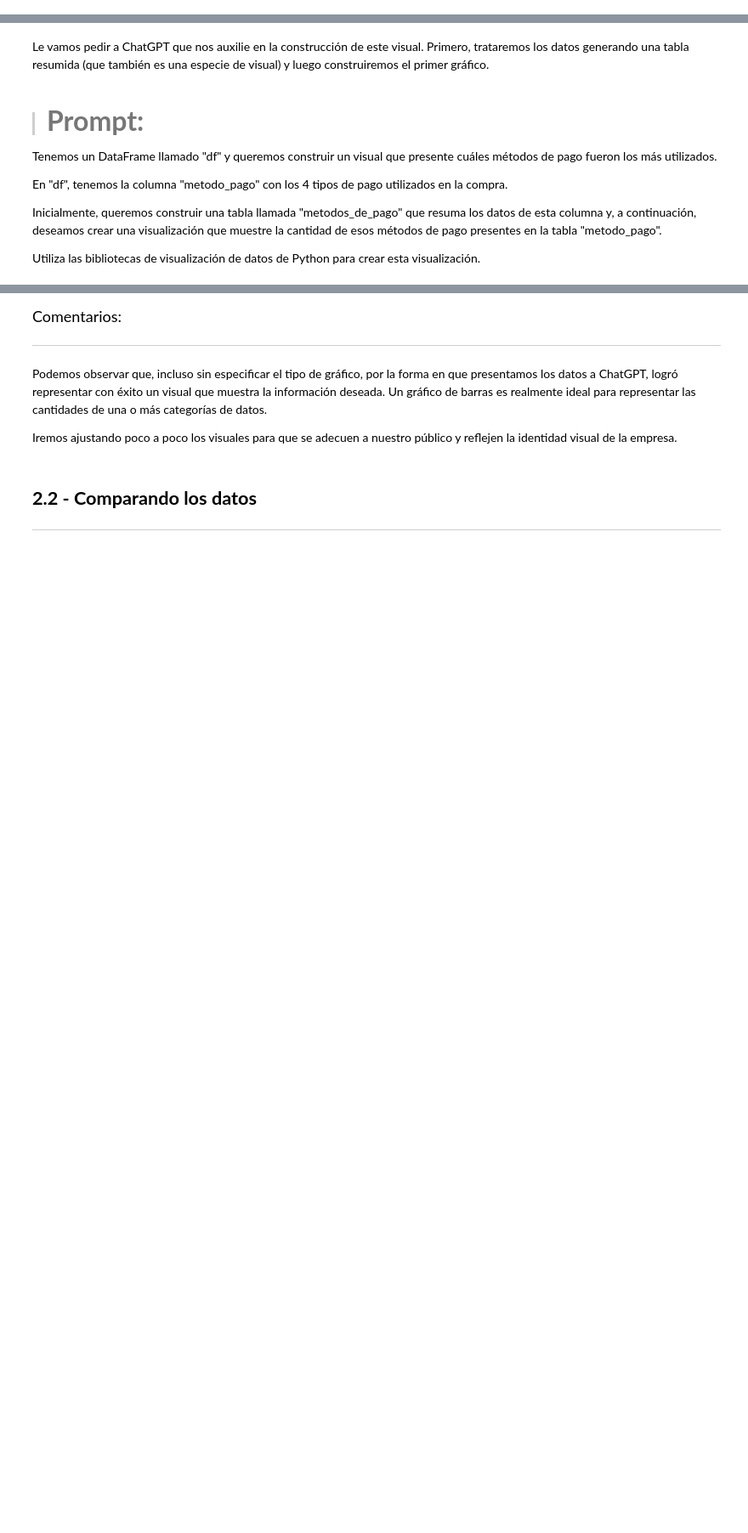
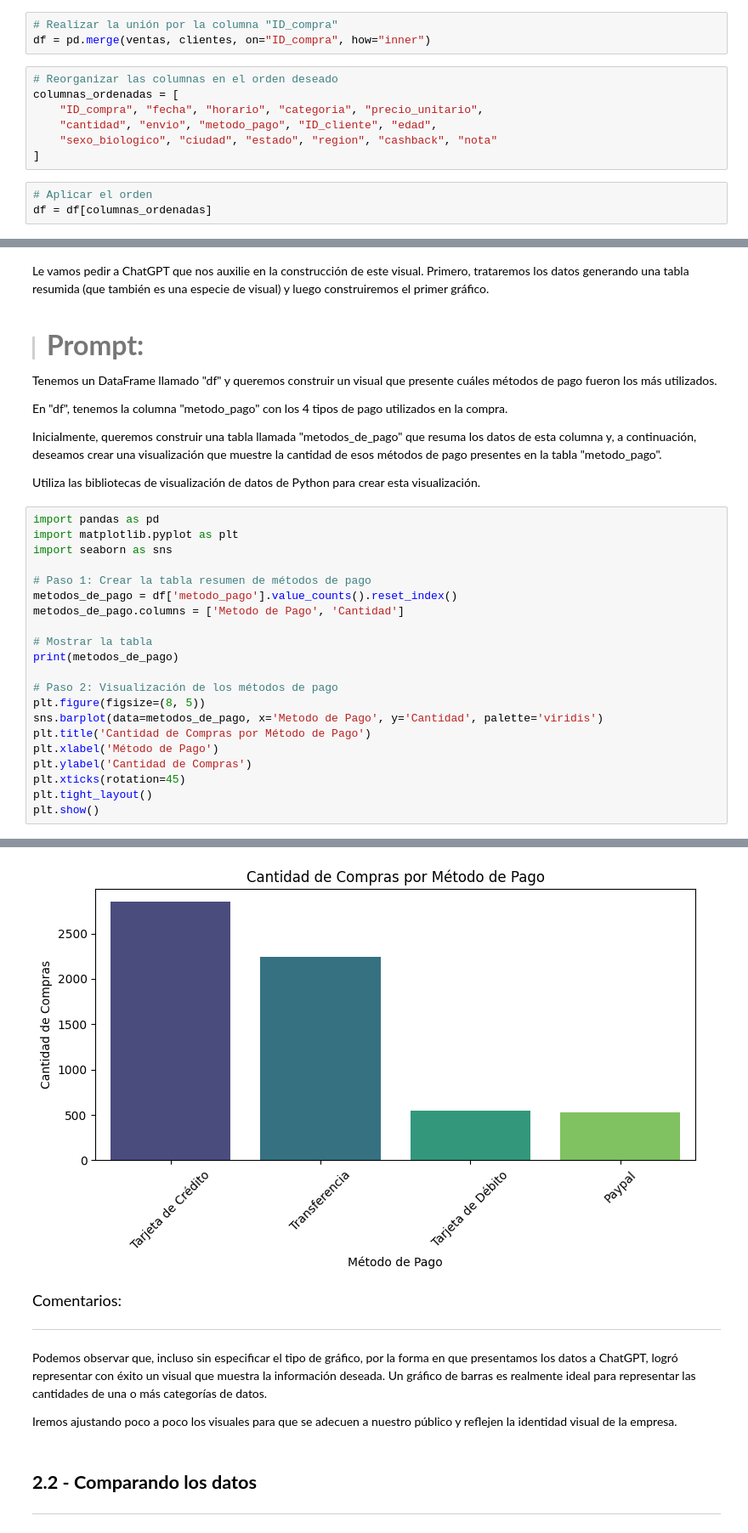
Before and after one commit to MyAppsTest/IA-aplicada-a-Data-Science, a Jupyter notebook: IA_aplicada_a_ciencia_de_datos.ipynb, the cells around one changed output, grey strips where cells are left out. Shown: that part at 85% size. Saved outputs shown, nothing was run; the diff lists cells and outputs as text; blank space fills up the shorter version.

```diff
--- a/IA_aplicada_a_ciencia_de_datos.ipynb
+++ b/IA_aplicada_a_ciencia_de_datos.ipynb
@@ -431,5 +431,18 @@ Ahora vamos a unir las dos bases de nuestro proyecto en una sola utilizando como
 * nota
 
 Construye un código para ejecutar esta etapa usando Python y la biblioteca Pandas.
+# %%
+# Realizar la unión por la columna "ID_compra"
+df = pd.merge(ventas, clientes, on="ID_compra", how="inner")
+# %%
+# Reorganizar las columnas en el orden deseado
+columnas_ordenadas = [
+    "ID_compra", "fecha", "horario", "categoria", "precio_unitario",
+    "cantidad", "envio", "metodo_pago", "ID_cliente", "edad",
+    "sexo_biologico", "ciudad", "estado", "region", "cashback", "nota"
+]
+# %%
+# Aplicar el orden
+df = df[columnas_ordenadas]
 # %% [markdown]
 Ahora le pediremos a ChatGPT ideas de visuales que podamos contruir con esos datos
@@ -508,3 +591,25 @@ En "df", tenemos la columna "metodo_pago" con los 4 tipos de pago utilizados en
 Inicialmente, queremos construir una tabla llamada "metodos_de_pago" que resuma los datos de esta columna y, a continuación, deseamos crear una visualización que muestre la cantidad de esos métodos de pago presentes en la tabla "metodo_pago".
 
 Utiliza las bibliotecas de visualización de datos de Python para crear esta visualización.
+# %%
+import pandas as pd
+import matplotlib.pyplot as plt
+import seaborn as sns
+
+# Paso 1: Crear la tabla resumen de métodos de pago
+metodos_de_pago = df['metodo_pago'].value_counts().reset_index()
+metodos_de_pago.columns = ['Metodo de Pago', 'Cantidad']
+
+# Mostrar la tabla
+print(metodos_de_pago)
+
+# Paso 2: Visualización de los métodos de pago
+plt.figure(figsize=(8, 5))
+sns.barplot(data=metodos_de_pago, x='Metodo de Pago', y='Cantidad', palette='viridis')
+plt.title('Cantidad de Compras por Método de Pago')
+plt.xlabel('Método de Pago')
+plt.ylabel('Cantidad de Compras')
+plt.xticks(rotation=45)
+plt.tight_layout()
+plt.show()
+# %% [output]
@@ -511,3 +621,4 @@ Utiliza las bibliotecas de visualización de datos de Python para crear esta vis
+[figure, added]
 # %% [markdown]
 
 <font color="7b71ff" size=4> Comentarios: </font>
```
Also changed, not shown: parts of 5 cells of this notebook.
